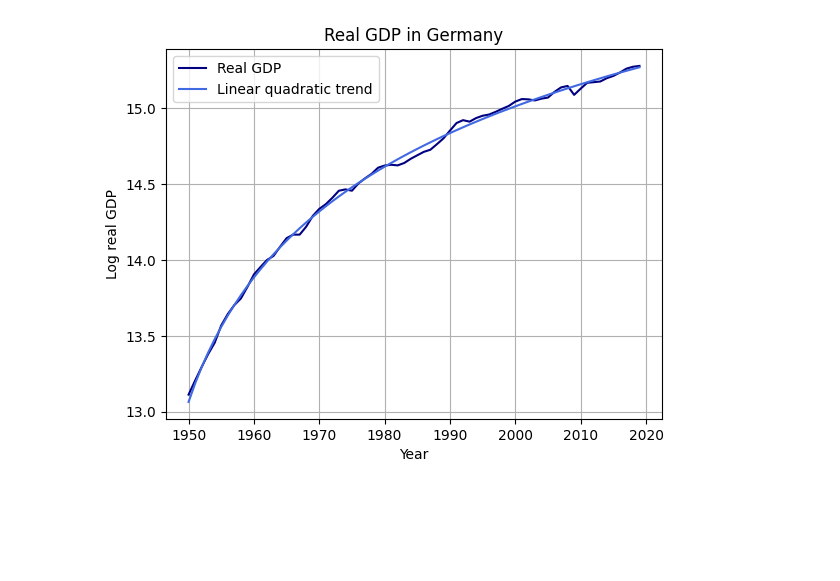
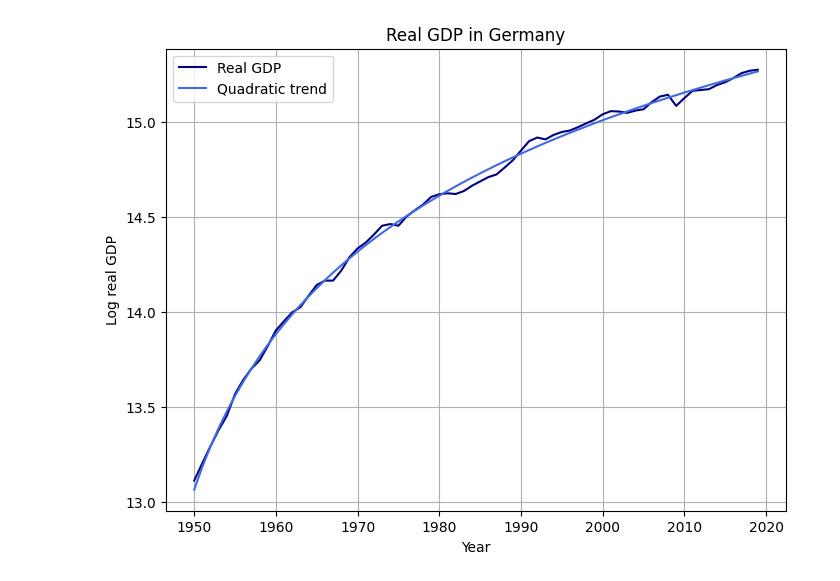
Before and after one commit to ollie-gregory/EC2B1_Coursework, a Jupyter notebook: Germany.ipynb, the cells around one changed output. Saved outputs shown, nothing was run; the diff lists cells and outputs as text; code cells hidden in the pictures; blank space fills up the shorter version.

```diff
--- a/Germany.ipynb
+++ b/Germany.ipynb
@@ -29,23 +29,4 @@ ymax = df_levels.loc[df_levels["rgdpna"] > 0, "year"].max()
 ymin = df_levels.loc[df_levels["rgdpna"] > 0, "year"].min()
 df_levels = df_levels.loc[df_levels["year"] >= ymin, :]
 
-
-# Extract TFP measure
-alpha = 0.3  # benchmark alpha value
-
-rnna = df_levels["rnna"]  # capital variable
-emp = df_levels["emp"]  # labour variable
-hc = df_levels["hc"]  # human capital variable
-
-# tfp from cobb-douglas production function without human capital
-tfp_full = df_levels["rgdpna"] / ((rnna ** alpha) * (emp ** (1 - alpha)))
-
-# tfp from cobb-douglas production function with human capital
-tfp_ex_hc = df_levels["rgdpna"] / ((rnna ** alpha) * ((hc * emp) ** (1 - alpha)))
-
-# add new variables to the df_levels frame
-df_levels["TFP_full"] = tfp_full
-df_levels["TFP_ex_hc"] = tfp_ex_hc
-
-# Check structure of df_levels is what is expected
-df_levels.head()
+df_levels["year"] = pd.to_datetime(df_levels["year"], format = "%Y")
@@ -64,12 +55,17 @@ year_of_interest = {
 # %%
 import reg_functions as reg
 # %%
-plt.plot(df_levels["year"], np.log(df_levels["rgdpna"]), label = "Real GDP", color = "navy")
-plt.plot(df_levels["year"], np.log(reg.calc_add_quad(df_levels["rgdpna"])), label = "Linear quadratic trend", color = "royalblue")
-plt.xlabel("Year")
-plt.ylabel("Log real GDP")
-plt.title(("Real GDP in " + country_selection))
-plt.legend()
-plt.grid(True)
+# Plot GDP trend paths
+fig = plt.figure(figsize=(8,6))
+
+(ax) = fig.subplots(1,1)
+
+ax.plot(df_levels["year"], np.log(df_levels["rgdpna"]), label = "Real GDP", color = "navy")
+ax.plot(df_levels["year"], np.log(reg.calc_add_quad(df_levels["rgdpna"])), label = "Quadratic trend", color = "royalblue")
+ax.set_xlabel("Year")
+ax.set_ylabel("Log real GDP")
+ax.set_title(("Real GDP in " + country_selection))
+ax.legend()
+ax.grid(True)
 # %% [output]
-[figure, old version]
+[figure, new version]
```
Also changed, not shown: parts of 9 cells of this notebook.
